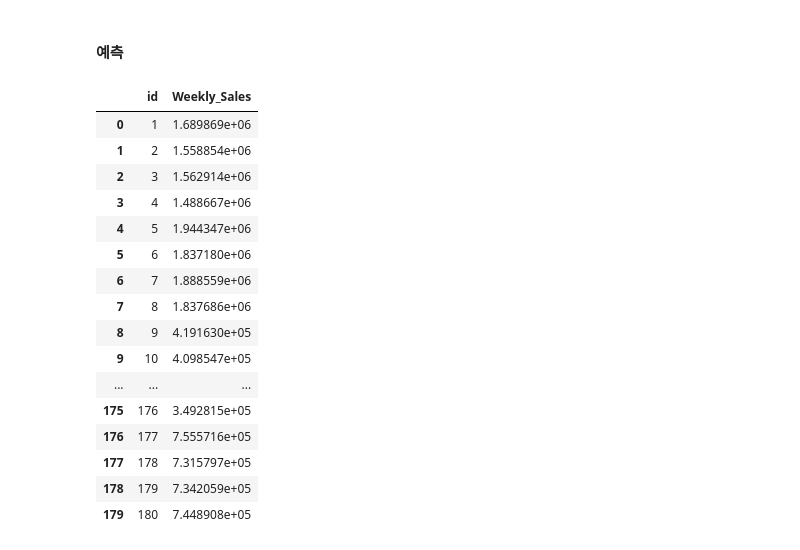
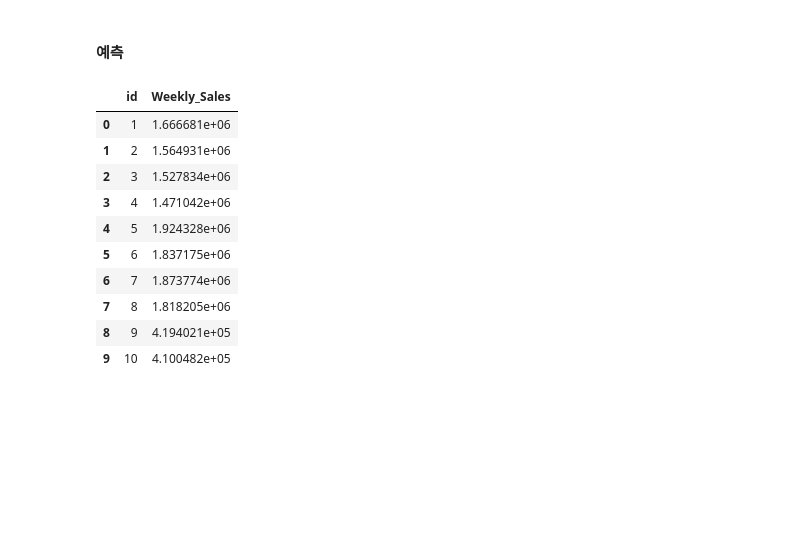
Before and after one commit to gtseo0606/TIL, a Jupyter notebook: Dacon/쇼핑몰 지점별 매출액 예측 경진대회/쇼핑몰 지점별 매출액 예측 경진대회, Private 3위(33675.98871), CatBoost, RandomizedSearchCV.ipynb, the cells around one changed output. Cells and saved outputs as stored; diff of their text form; code cells hidden in the pictures; blank space fills up the shorter version.

```diff
--- a/Dacon/쇼핑몰 지점별 매출액 예측 경진대회/쇼핑몰 지점별 매출액 예측 경진대회, Private 3위(33675.98871), CatBoost, RandomizedSearchCV.ipynb
+++ b/Dacon/쇼핑몰 지점별 매출액 예측 경진대회/쇼핑몰 지점별 매출액 예측 경진대회, Private 3위(33675.98871), CatBoost, RandomizedSearchCV.ipynb
@@ -80,7 +84,7 @@ train.shape
 # %% [output]
 (6255, 16)
 # %%
-# 휴무일 타입 변환
+# IsHoliday변수의 타입변환(Bool -> int)
 def num_holiday(bool_holiday):
     if bool_holiday == True:
         number = 1
@@ -88,12 +92,12 @@ def num_holiday(bool_holiday):
         number = 0
     return number
 
-def c_holiday(df):
+def change_holiday(df):
     df['IsHoliday'] = df['IsHoliday'].apply(num_holiday)
     return df
 
-train = c_holiday(train)
-test = c_holiday(test)
+train = change_holiday(train)
+test = change_holiday(test)
 train.shape
 # %% [output]
 (6255, 16)
@@ -119,8 +123,8 @@ train.shape
 # %% [output]
 (6255, 16)
 # %%
-# int형 전환
-def c_int(df):
+# int형 전환(float -> int)
+def change_int(df):
     null(df)
     df['Store'] = df['Store'].apply(lambda x: int(x))
     df['Year'] = df['Year'].apply(lambda x: int(x))
@@ -130,8 +134,8 @@ def c_int(df):
     return df
 
 # 최종 데이터셋
-train = c_int(train)
-test = c_int(test)
+train = change_int(train)
+test = change_int(test)
 train
 # %% [output]
 |  | id | Store | Temperature | Fuel_Price | Promotion1 | Promotion2 | Promotion3 | Promotion4 | Promotion5 | ... |
@@ -153,13 +157,17 @@ train
 # 런타임 40분
 # 모델링
 cat = CatBoostRegressor()
+
+# 매개변수
 params = {'n_estimators': [200, 500, 1000, 2000],
           'learning_rate': [0.1, 0.05, 0.01],
           'max_depth': [5, 6, 7, 8],
           'subsample': [0.6, 0.8, 0.9, 1.0]}
 
+# 예측시 사용할 변수들
 features = ['Year', 'Month', 'Day', 'IsHoliday']
 
+# 모델, 성능(error) 저장
 models = []
 models.append(0) # train['Store']==0은 없으므로 미리 0을 추가
 error = []
@@ -202,17 +210,17 @@ for store in range(1, 46):
     # 3가지 RMSE 중 최소값을 이용하여 데이터프레임 추출
     if rmse0 < rmse1 and rmse0 < rmse2:
         error.append(rmse0)
-        train_s = train_store[(train_store['Year']==2010) & (train_store['Month']<=10)]
+        train_part = train_store[(train_store['Year']==2010) & (train_store['Month']<=10)]
     elif rmse1 < rmse2:
         error.append(rmse1)
-        train_s = train_store[(train_store['Year']==2011) & (train_store['Month']<=10)]
+        train_part = train_store[(train_store['Year']==2011) & (train_store['Month']<=10)]
     else:
         error.append(rmse2)
-        train_s = pd.concat([train_store[(train_store['Year']==2010) & (train_store['Month']<=10)],
+        train_part = pd.concat([train_store[(train_store['Year']==2010) & (train_store['Month']<=10)],
                              train_store[(train_store['Year']==2011) & (train_store['Month']<=10)]])
 
     # 최종 학습 데이터
-    train_final = pd.concat([train_s, train_store[train_store['Year']==2012]])
+    train_final = pd.concat([train_part, train_store[train_store['Year']==2012]])
     X_train = train_final[features]
     y_train = train_final['Weekly_Sales']
 
@@ -222,4 +230,4 @@ for store in range(1, 46):
     models.append(model)
     joblib.dump(models[store], open('store{0}.model'.format(store), 'wb'))
 
-print('평균 rmse :', np.mean(error))
+print('평균 rmse :', np.mean(error)) # 37028.95670182583
@@ -246,29 +236,23 @@ print('평균 rmse :', np.mean(error))
 # %%
 # 예측
 pred = []
 for store in range(1, 46):
     test_store = test[test['Store']==store]
     y = models[store].predict(test_store[features])
     pred += list(y)
 
 sample_submission["Weekly_Sales"] = pred
 sample_submission.to_csv('cat.csv',index = False)
-sample_submission
+sample_submission.head(10)
 # %% [output]
 |  | id | Weekly_Sales |
-| 0 | 1 | 1.689869e+06 |
-| 1 | 2 | 1.558854e+06 |
-| 2 | 3 | 1.562914e+06 |
-| 3 | 4 | 1.488667e+06 |
-| 4 | 5 | 1.944347e+06 |
-| 5 | 6 | 1.837180e+06 |
-| 6 | 7 | 1.888559e+06 |
-| 7 | 8 | 1.837686e+06 |
-| 8 | 9 | 4.191630e+05 |
-| 9 | 10 | 4.098547e+05 |
-| ... | ... | ... |
-| 175 | 176 | 3.492815e+05 |
-| 176 | 177 | 7.555716e+05 |
-| 177 | 178 | 7.315797e+05 |
-| 178 | 179 | 7.342059e+05 |
-| 179 | 180 | 7.448908e+05 |
+| 0 | 1 | 1.666681e+06 |
+| 1 | 2 | 1.564931e+06 |
+| 2 | 3 | 1.527834e+06 |
+| 3 | 4 | 1.471042e+06 |
+| 4 | 5 | 1.924328e+06 |
+| 5 | 6 | 1.837175e+06 |
+| 6 | 7 | 1.873774e+06 |
+| 7 | 8 | 1.818205e+06 |
+| 8 | 9 | 4.194021e+05 |
+| 9 | 10 | 4.100482e+05 |
```
Also changed, not shown: parts of 4 cells of this notebook.
